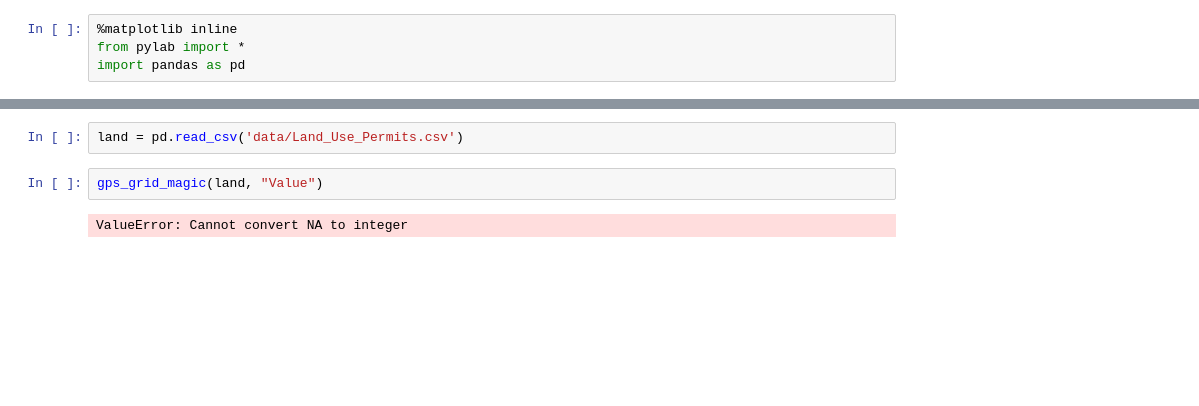
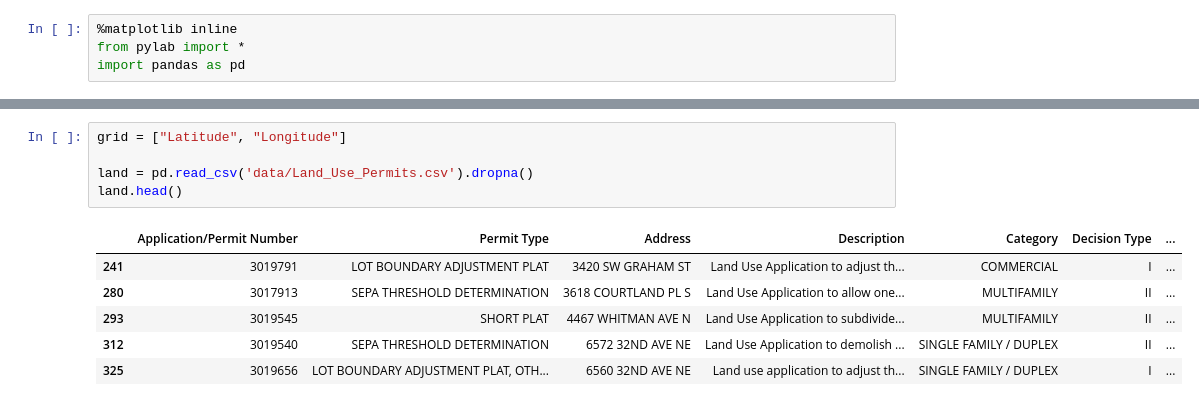
Before and after one commit to joubin/MSBigDataHackathon, a Jupyter notebook: convert gps data.ipynb, the cells around one changed output, grey strips where cells are left out. Cells and saved outputs as stored; diff of their text form; blank space fills up the shorter version.

```diff
--- a/convert gps data.ipynb
+++ b/convert gps data.ipynb
@@ -39,6 +38,12 @@ gps_grid_magic(crime)
 # %%
-land = pd.read_csv('data/Land_Use_Permits.csv')
+grid = ["Latitude", "Longitude"]
+
+land = pd.read_csv('data/Land_Use_Permits.csv').dropna()
+land.head()
+# %% [output]
+|  | Application/Permit Number | Permit Type | Address | Description | Category | Decision Type | ... |
+| 241 | 3019791 | LOT BOUNDARY ADJUSTMENT PLAT | 3420 SW GRAHAM ST | Land Use Application to adjust th... | COMMERCIAL | I | ... |
+| 280 | 3017913 | SEPA THRESHOLD DETERMINATION | 3618 COURTLAND PL S | Land Use Application to allow one... | MULTIFAMILY | II | ... |
+| 293 | 3019545 | SHORT PLAT | 4467 WHITMAN AVE N | Land Use Application to subdivide... | MULTIFAMILY | II | ... |
+| 312 | 3019540 | SEPA THRESHOLD DETERMINATION | 6572 32ND AVE NE | Land Use Application to demolish ... | SINGLE FAMILY / DUPLEX | II | ... |
+| 325 | 3019656 | LOT BOUNDARY ADJUSTMENT PLAT, OTH... | 6560 32ND AVE NE | Land use application to adjust th... | SINGLE FAMILY / DUPLEX | I | ... |
-# %%
-gps_grid_magic(land, "Value")
-# %% [output]
-ValueError: Cannot convert NA to integer
```
Also changed, not shown: parts of 2 cells of this notebook.
